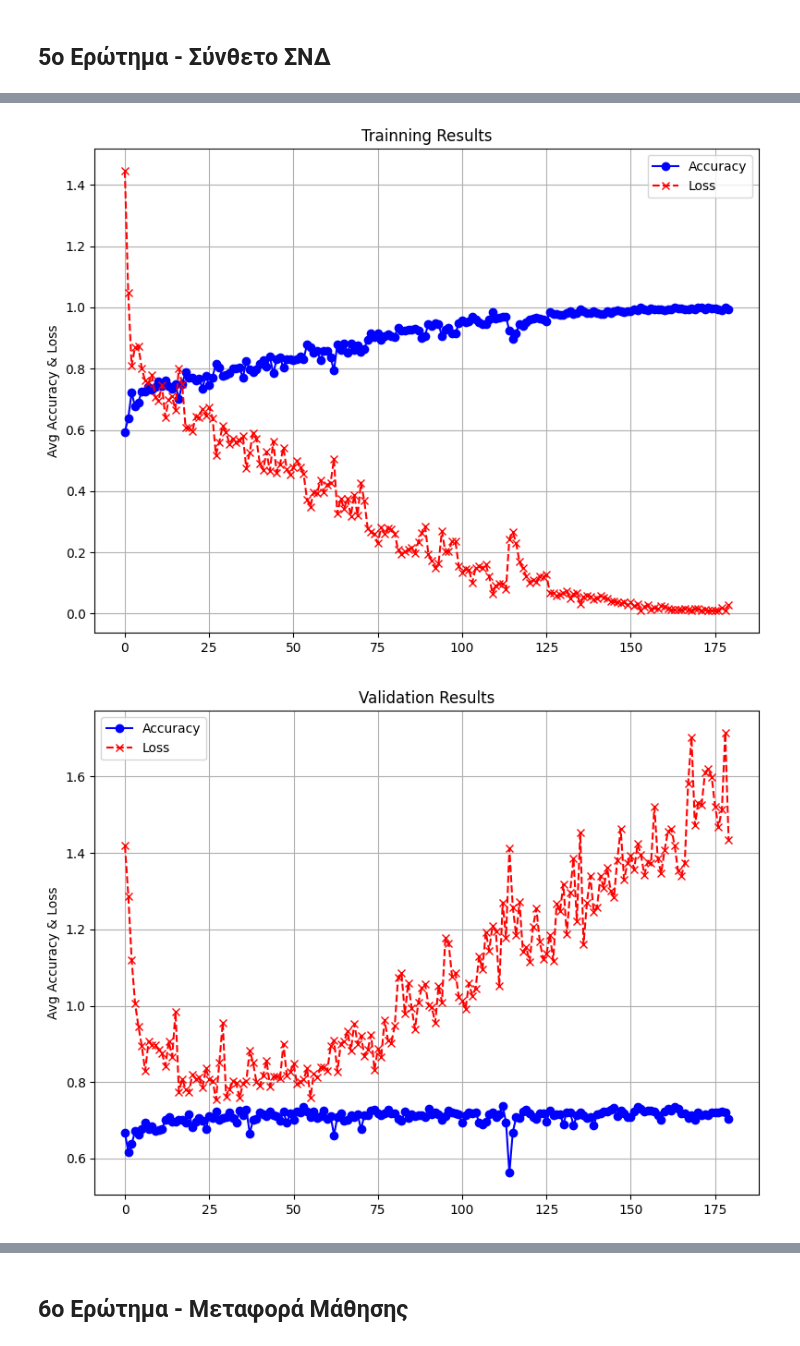
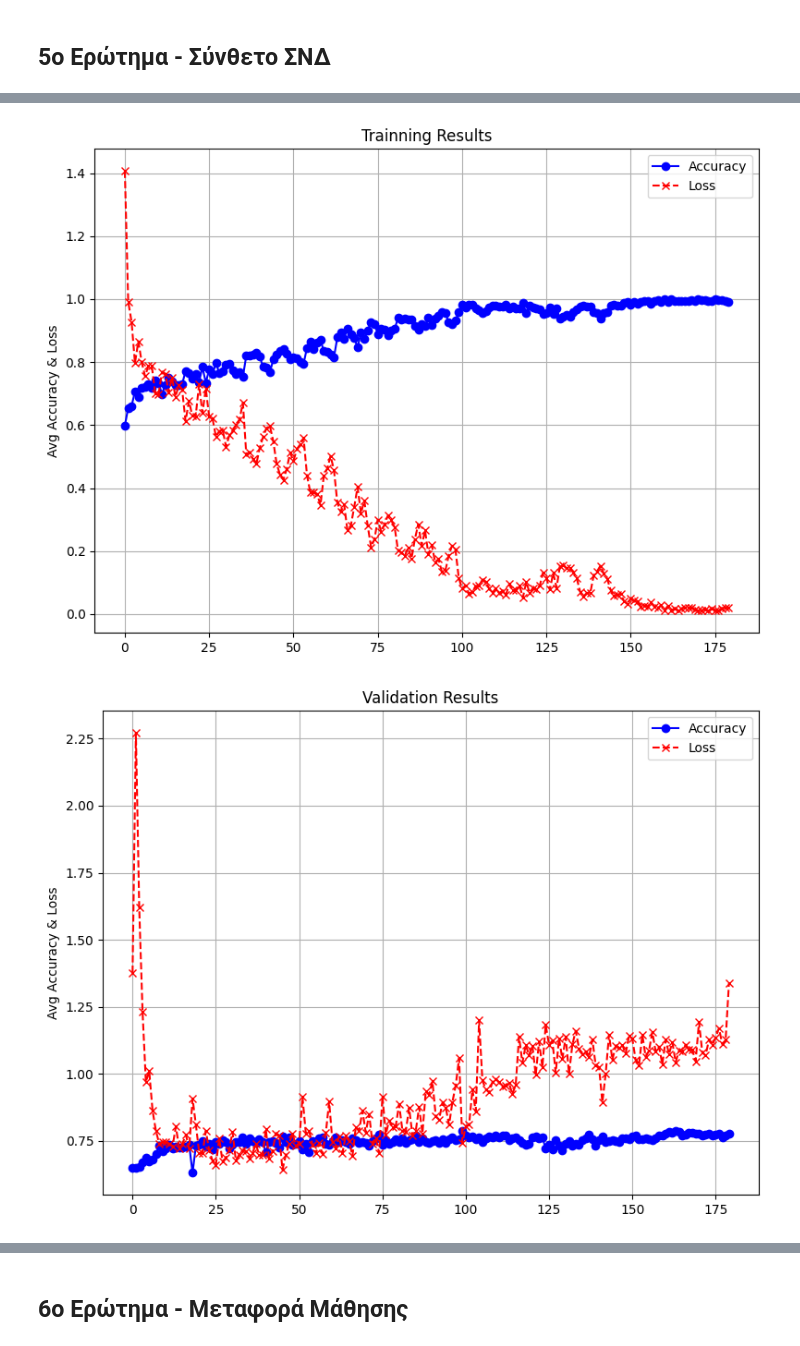
Before and after one commit to manouslinard/datascience-ml-hua, a Jupyter notebook: ML_Assignment2.ipynb, the cells around one changed output, grey strips where cells are left out. Cells and saved outputs as stored; diff of their text form; code cells hidden in the pictures.

Commit message:
random split

```diff
--- a/ML_Assignment2.ipynb
+++ b/ML_Assignment2.ipynb
@@ -55,10 +54,6 @@ class MLProject2Dataset(Dataset):
 
         self.df = pd.merge(imgdf, metadf, on='image_id')
         # print(self.df.iloc[:, 3]) # dx
-        # Used in lesion_id:
-        self.df = self.df.sort_values(by='lesion_id', ascending=True)
-        self.df = self.df.reset_index(drop=True)
-
 
     def __len__(self):
         return len(self.df)
@@ -471,8 +366,7 @@ valid_size = int(0.1 * len(dataset))
 test_size = len(dataset) - train_size - valid_size
 
 torch.manual_seed(42)
-# train_dataset, valid_dataset, test_dataset = random_split(dataset, [train_size, valid_size, test_size])
-train_dataset, valid_dataset, test_dataset = split_lesion(dataset, train_size, valid_size, test_size)
+train_dataset, valid_dataset, test_dataset = random_split(dataset, [train_size, valid_size, test_size])
 
 BATCH_SIZE = 64
 trainloader = DataLoader(train_dataset, batch_size=BATCH_SIZE, shuffle=True)
@@ -506,2 +400,2 @@ Average val loss: 1.435 | accuracy: 0.704
-[figure, old version]
+[figure, new version]
-[figure, old version]
+[figure, new version]
```
Also changed, not shown: parts of 9 cells of this notebook.
